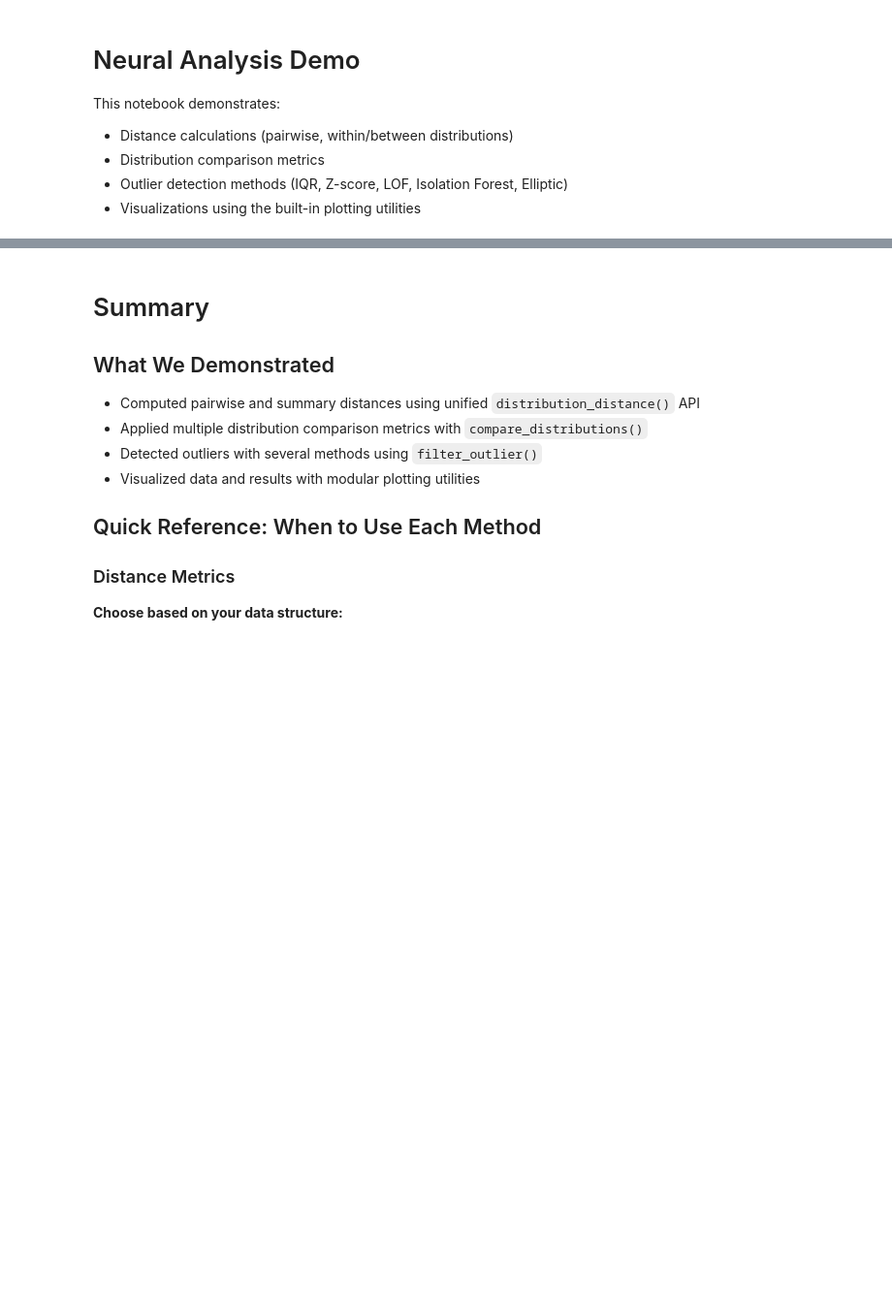
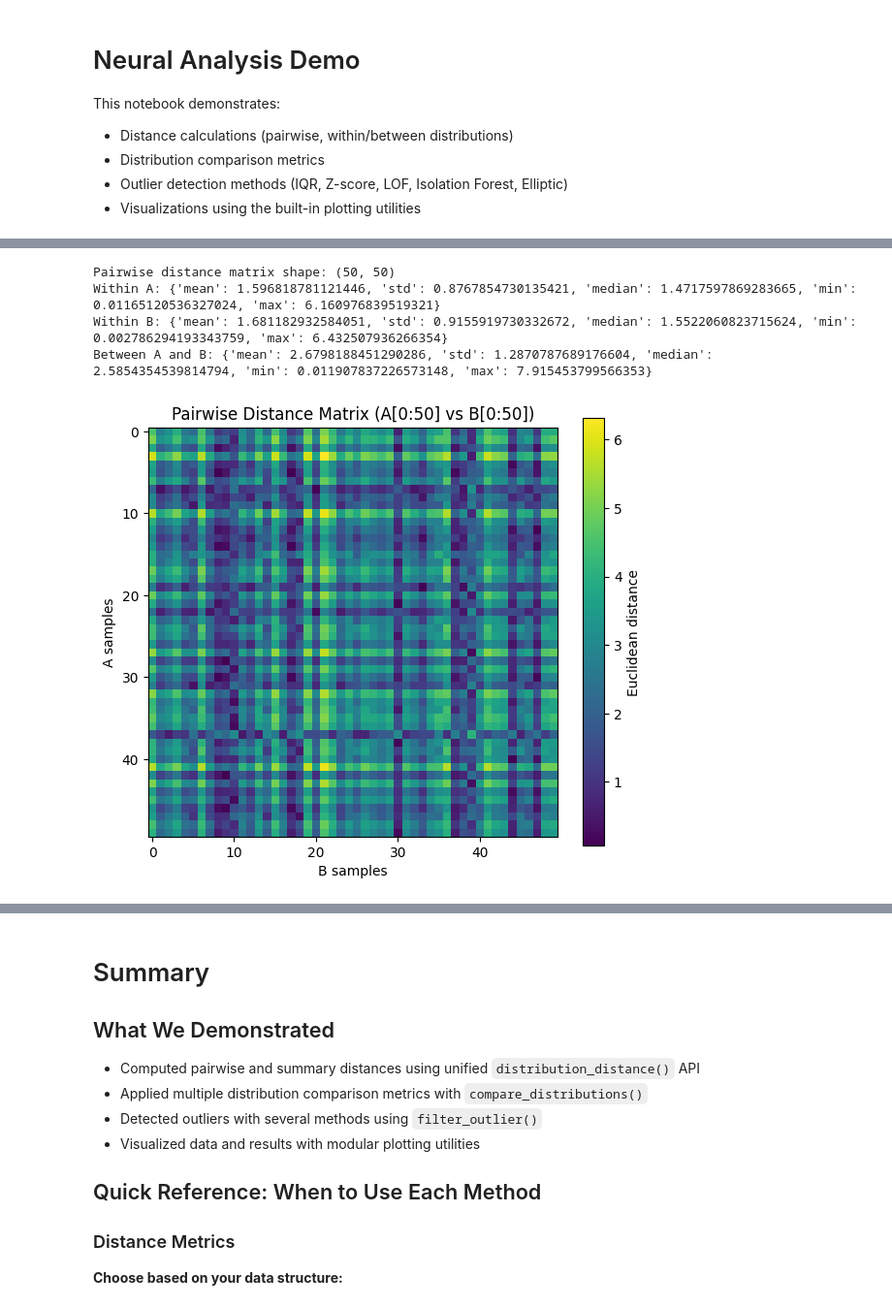
Before and after one commit to Ch3fUlrich/neural-analysis, a Jupyter notebook: docs/neural_analysis_demo.ipynb, the cells around one changed output, grey strips where cells are left out. Shown at 97% size. Drawn from its saved outputs; the diff is of its cells as text; code cells hidden in the pictures; blank space fills up the shorter version.

```diff
--- a/docs/neural_analysis_demo.ipynb
+++ b/docs/neural_analysis_demo.ipynb
@@ -58,30 +61,42 @@ plot_grouped_scatter_2d({"A": (A[:,0], A[:,1]), "B": (B[:,0], B[:,1])}, config=c
 # %%
 # Distance calculations: pairwise and summaries
 # Pairwise Euclidean distance between subsets (for visualization and scale)
 X = A[:50]
 Y = B[:50]
 D = pairwise_distance(X, Y, metric="euclidean")
 print("Pairwise distance matrix shape:", D.shape)
 
-# Show a quick heatmap of the pairwise distances (matplotlib)
-import matplotlib.pyplot as plt
-plt.figure(figsize=(6,5))
-plt.imshow(D, aspect='auto', cmap='viridis')
-plt.colorbar(label='Euclidean distance')
-plt.title('Pairwise Distance Matrix (A[0:50] vs B[0:50])')
-plt.xlabel('B samples')
-plt.ylabel('A samples')
-plt.tight_layout()
-plt.show()
+# Show a quick heatmap of the pairwise distances using PlotGrid system
+config = PlotConfig(
+    title='Pairwise Distance Matrix (A[0:50] vs B[0:50])',
+    xlabel='B samples',
+    ylabel='A samples',
+    figsize=(6, 5),
+    show=True
+)
+plot_heatmap(
+    D,
+    config=config,
+    cmap='viridis',
+    colorbar=True,
+    colorbar_label='Euclidean distance',
+    backend='matplotlib'
+)
 
 # Within and between distribution summaries
 within_A = distribution_distance(A, mode="within", metric="euclidean", summary="all")
 within_B = distribution_distance(B, mode="within", metric="euclidean", summary="all")
 between_AB = distribution_distance(A, B, mode="between", metric="euclidean", summary="all")
 
 print("Within A:", within_A)
 print("Within B:", within_B)
 print("Between A and B:", between_AB)
+# %% [output]
+Pairwise distance matrix shape: (50, 50)
+Within A: {'mean': 1.596818781121446, 'std': 0.8767854730135421, 'median': 1.4717597869283665, 'min': 0.01165120536327024, 'max': 6.160976839519321}
+Within B: {'mean': 1.681182932584051, 'std': 0.9155919730332672, 'median': 1.5522060823715624, 'min': 0.002786294193343759, 'max': 6.432507936266354}
+Between A and B: {'mean': 2.6798188451290286, 'std': 1.2870787689176604, 'median': 2.5854354539814794, 'min': 0.011907837226573148, 'max': 7.915453799566353}
+[figure, added]
 # %%
 # Distribution comparison metrics
 metrics = ["wasserstein", "kolmogorov-smirnov", "jensen-shannon", "euclidean", "cosine"]
```
Also changed, not shown: parts of 7 cells of this notebook.
